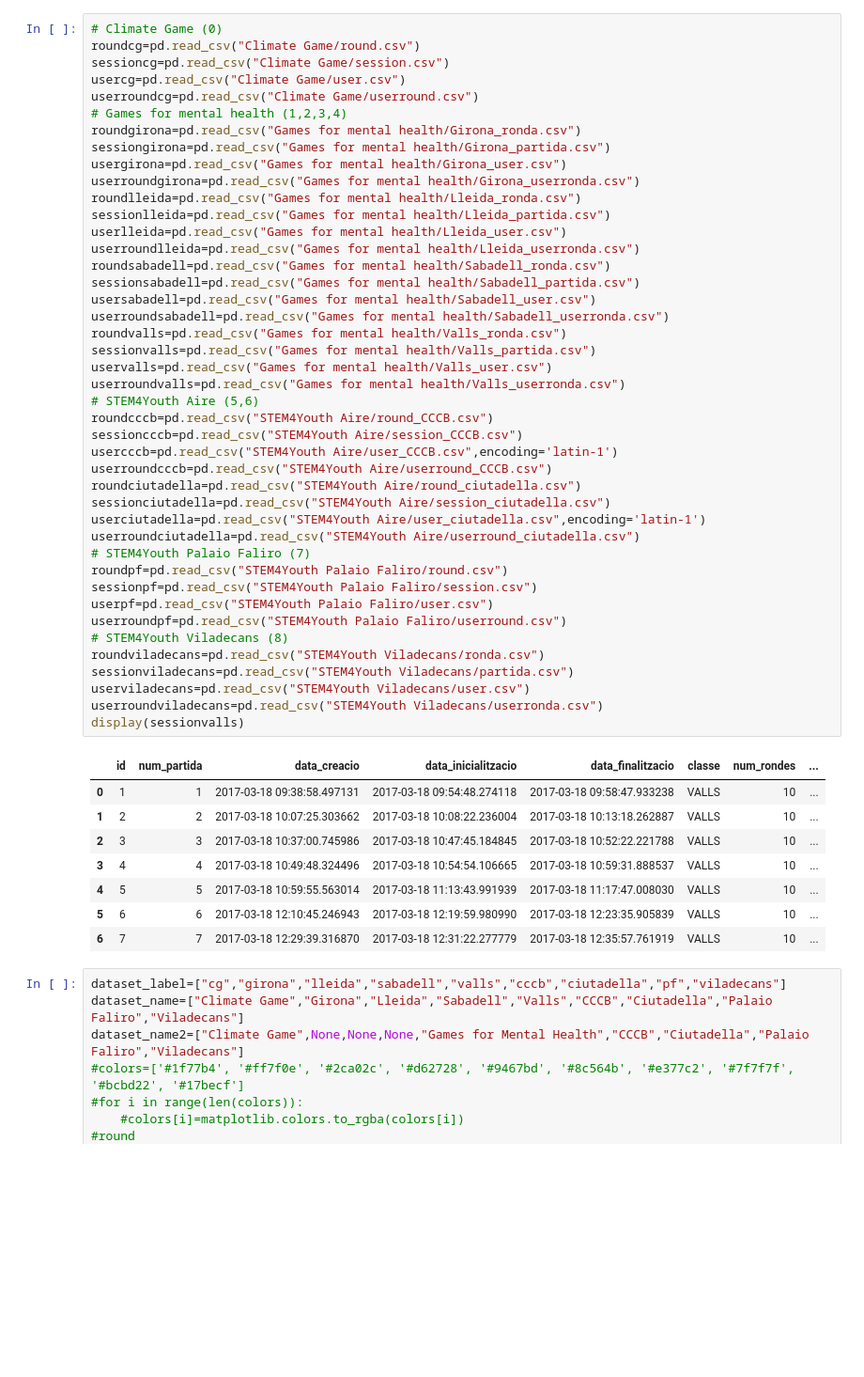
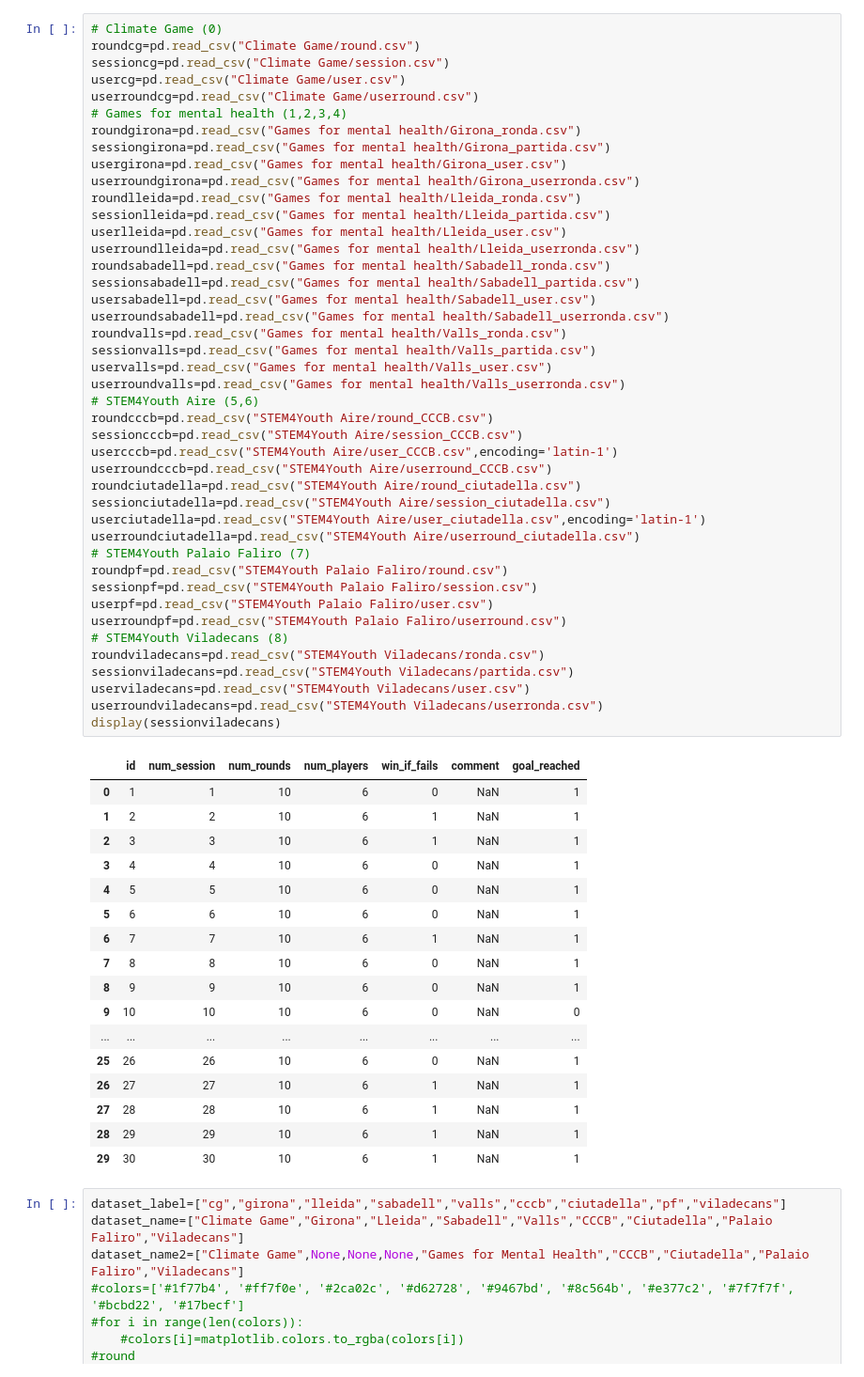
Before and after one commit to canigocallau/TFM, a Jupyter notebook: Final figures.ipynb, the cells around one changed output. Shown at 94% size. Drawn from its saved outputs; the diff is of its cells as text; blank space fills up the shorter version.

```diff
--- a/Final figures.ipynb
+++ b/Final figures.ipynb
@@ -25,42 +26,51 @@ sessionlleida=pd.read_csv("Games for mental health/Lleida_partida.csv")
 userlleida=pd.read_csv("Games for mental health/Lleida_user.csv")
 userroundlleida=pd.read_csv("Games for mental health/Lleida_userronda.csv")
 roundsabadell=pd.read_csv("Games for mental health/Sabadell_ronda.csv")
 sessionsabadell=pd.read_csv("Games for mental health/Sabadell_partida.csv")
 usersabadell=pd.read_csv("Games for mental health/Sabadell_user.csv")
 userroundsabadell=pd.read_csv("Games for mental health/Sabadell_userronda.csv")
 roundvalls=pd.read_csv("Games for mental health/Valls_ronda.csv")
 sessionvalls=pd.read_csv("Games for mental health/Valls_partida.csv")
 uservalls=pd.read_csv("Games for mental health/Valls_user.csv")
 userroundvalls=pd.read_csv("Games for mental health/Valls_userronda.csv")
 # STEM4Youth Aire (5,6)
 roundcccb=pd.read_csv("STEM4Youth Aire/round_CCCB.csv")
 sessioncccb=pd.read_csv("STEM4Youth Aire/session_CCCB.csv")
 usercccb=pd.read_csv("STEM4Youth Aire/user_CCCB.csv",encoding='latin-1')
 userroundcccb=pd.read_csv("STEM4Youth Aire/userround_CCCB.csv")
 roundciutadella=pd.read_csv("STEM4Youth Aire/round_ciutadella.csv")
 sessionciutadella=pd.read_csv("STEM4Youth Aire/session_ciutadella.csv")
 userciutadella=pd.read_csv("STEM4Youth Aire/user_ciutadella.csv",encoding='latin-1')
 userroundciutadella=pd.read_csv("STEM4Youth Aire/userround_ciutadella.csv")
 # STEM4Youth Palaio Faliro (7)
 roundpf=pd.read_csv("STEM4Youth Palaio Faliro/round.csv")
 sessionpf=pd.read_csv("STEM4Youth Palaio Faliro/session.csv")
 userpf=pd.read_csv("STEM4Youth Palaio Faliro/user.csv")
 userroundpf=pd.read_csv("STEM4Youth Palaio Faliro/userround.csv")
 # STEM4Youth Viladecans (8)
 roundviladecans=pd.read_csv("STEM4Youth Viladecans/ronda.csv")
 sessionviladecans=pd.read_csv("STEM4Youth Viladecans/partida.csv")
 userviladecans=pd.read_csv("STEM4Youth Viladecans/user.csv")
 userroundviladecans=pd.read_csv("STEM4Youth Viladecans/userronda.csv")
-display(sessionvalls)
+display(sessionviladecans)
 # %% [output]
-|  | id | num_partida | data_creacio | data_inicialitzacio | data_finalitzacio | classe | num_rondes | ... |
-| 0 | 1 | 1 | 2017-03-18 09:38:58.497131 | 2017-03-18 09:54:48.274118 | 2017-03-18 09:58:47.933238 | VALLS | 10 | ... |
-| 1 | 2 | 2 | 2017-03-18 10:07:25.303662 | 2017-03-18 10:08:22.236004 | 2017-03-18 10:13:18.262887 | VALLS | 10 | ... |
-| 2 | 3 | 3 | 2017-03-18 10:37:00.745986 | 2017-03-18 10:47:45.184845 | 2017-03-18 10:52:22.221788 | VALLS | 10 | ... |
-| 3 | 4 | 4 | 2017-03-18 10:49:48.324496 | 2017-03-18 10:54:54.106665 | 2017-03-18 10:59:31.888537 | VALLS | 10 | ... |
-| 4 | 5 | 5 | 2017-03-18 10:59:55.563014 | 2017-03-18 11:13:43.991939 | 2017-03-18 11:17:47.008030 | VALLS | 10 | ... |
-| 5 | 6 | 6 | 2017-03-18 12:10:45.246943 | 2017-03-18 12:19:59.980990 | 2017-03-18 12:23:35.905839 | VALLS | 10 | ... |
-| 6 | 7 | 7 | 2017-03-18 12:29:39.316870 | 2017-03-18 12:31:22.277779 | 2017-03-18 12:35:57.761919 | VALLS | 10 | ... |
+|  | id | num_session | num_rounds | num_players | win_if_fails | comment | goal_reached |
+| 0 | 1 | 1 | 10 | 6 | 0 | NaN | 1 |
+| 1 | 2 | 2 | 10 | 6 | 1 | NaN | 1 |
+| 2 | 3 | 3 | 10 | 6 | 1 | NaN | 1 |
+| 3 | 4 | 4 | 10 | 6 | 0 | NaN | 1 |
+| 4 | 5 | 5 | 10 | 6 | 0 | NaN | 1 |
+| 5 | 6 | 6 | 10 | 6 | 0 | NaN | 1 |
+| 6 | 7 | 7 | 10 | 6 | 1 | NaN | 1 |
+| 7 | 8 | 8 | 10 | 6 | 0 | NaN | 1 |
+| 8 | 9 | 9 | 10 | 6 | 0 | NaN | 1 |
+| 9 | 10 | 10 | 10 | 6 | 0 | NaN | 0 |
+| ... | ... | ... | ... | ... | ... | ... | ... |
+| 25 | 26 | 26 | 10 | 6 | 0 | NaN | 1 |
+| 26 | 27 | 27 | 10 | 6 | 1 | NaN | 1 |
+| 27 | 28 | 28 | 10 | 6 | 1 | NaN | 1 |
+| 28 | 29 | 29 | 10 | 6 | 1 | NaN | 1 |
+| 29 | 30 | 30 | 10 | 6 | 1 | NaN | 1 |
 # %%
 dataset_label=["cg","girona","lleida","sabadell","valls","cccb","ciutadella","pf","viladecans"]
 dataset_name=["Climate Game","Girona","Lleida","Sabadell","Valls","CCCB","Ciutadella","Palaio Faliro","Viladecans"]
```
Also changed, not shown: parts of 7 cells of this notebook.
